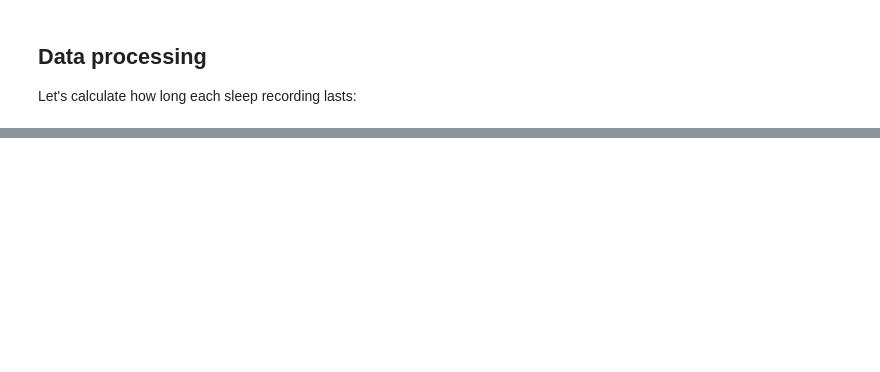
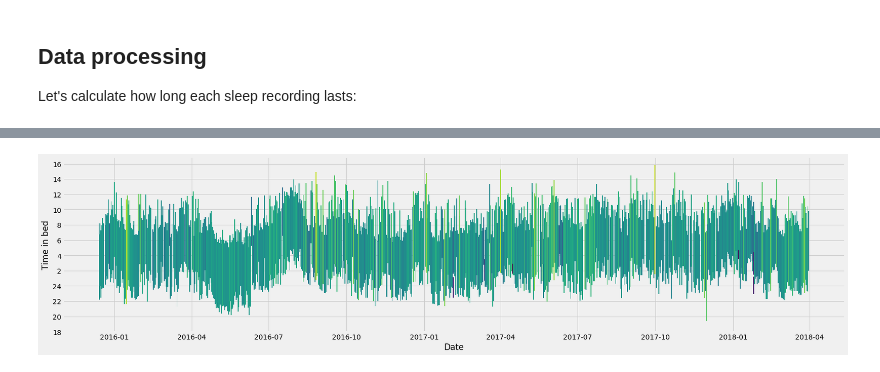
Before and after one commit to JakobGM/quelf, a Jupyter notebook: sleepcycle.ipynb, the cells around one changed output, grey strips where cells are left out. Cells and saved outputs as stored; diff of their text form; code cells hidden in the pictures; blank space fills up the shorter version.

```diff
--- a/sleepcycle.ipynb
+++ b/sleepcycle.ipynb
@@ -39,33 +87,35 @@ data[data['time_slept'] == data['time_slept'].min()]
 # %%
 from datetime import timedelta
 import matplotlib.pyplot as plt
 import matplotlib.cm as cm
 import numpy as np
 
 # Fill the width of a 1920x1080 screen when plotting the entire dataset
 plt.rcParams['figure.figsize'] = [25, 6]
 
 # Use FiveThirtyEight matplotlib theme
 plt.style.use('fivethirtyeight')
 
 # Calculate time went to bed, as a offset relative to 18:00
 went_to_bed = (data['start'].dt.hour + (data['start'].dt.second / 60) - 18) % 24
 
 # Decimal hours slept
 hours_slept = time_slept.dt.total_seconds() / (60 * 60)
 
 # Create colormap relative to hours slept
 norm = (hours_slept - hours_slept.min()) / hours_slept.max()
 cmap = cm.get_cmap()
 color_map = cmap(norm)
 
 # Bottom of barplot relative to 18:00, height relative to hours slept
 ax = plt.bar(data['start'].values, hours_slept, bottom=went_to_bed, width=1.125, color=color_map)
 
-plt.xlabel('Date')
-plt.ylabel('Hours slept')
+xlabel = plt.xlabel('Date')
+ylabel = plt.ylabel('Time in bed')
 
 # Map ticks relative to 18:00
-plt.yticks((np.arange(2, 25, 2) - 18) % 24, (np.arange(2, 25, 2)))
+yticks = plt.yticks((np.arange(2, 25, 2) - 18) % 24, (np.arange(2, 25, 2)))
 
 plt.show()
+# %% [output]
+[figure, added]
```
Also changed, not shown: parts of 9 cells of this notebook, 1 other file.
